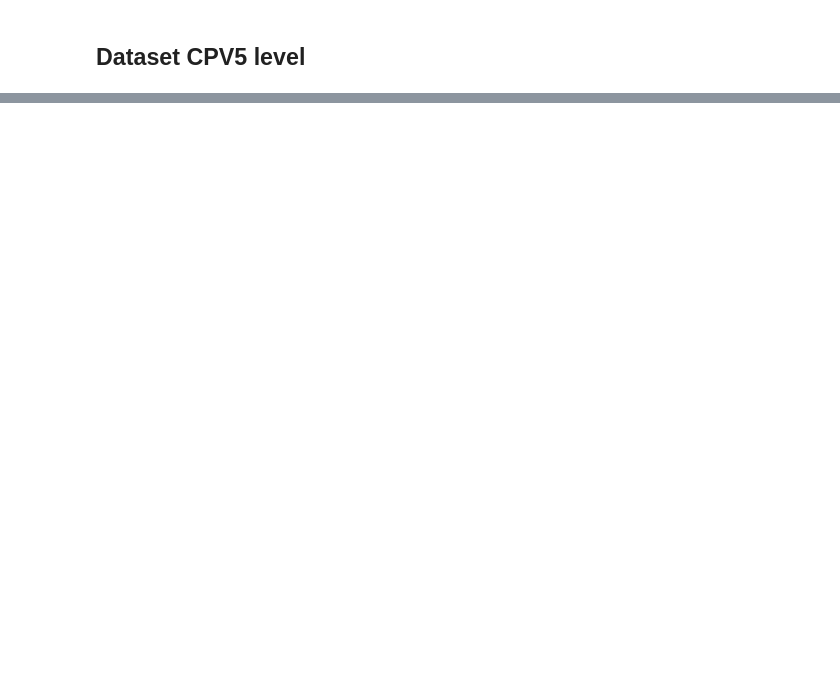
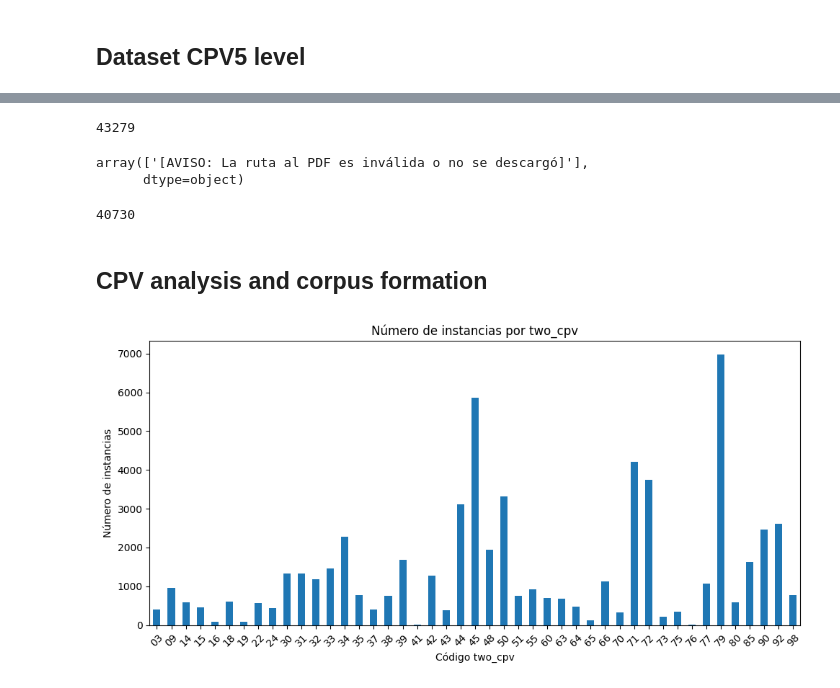
Before and after one commit to beauseant/patchwork, a Jupyter notebook: data_preparation/prepare_solr_data.ipynb, the cells around one changed output, grey strips where cells are left out. Saved outputs shown, nothing was run; the diff lists cells and outputs as text; code cells hidden in the pictures; blank space fills up the shorter version.

Commit message:
indexing of new solr structure; tms; data prep

```diff
--- a/data_preparation/prepare_solr_data.ipynb
+++ b/data_preparation/prepare_solr_data.ipynb
@@ -149,0 +450,21 @@ df_cpv5_not_in_all.to_parquet("data/df_cpv5_not_in_all.parquet")
+# %%
+columns_to_drop = [
+    "doc_id",
+    "id",
+    "resultado_tecnico",
+    "path_tecnico",
+    "texto_tecnico",
+    "resultado_administrativo",
+    "path_administrativo",
+    "texto_administrativo",
+    "ContractFolderStatus.ProcurementProjectLot.ProcurementProject.RequiredCommodityClassification.ItemClassificationCode"
+]
+
+# drop columns if they exist
+for col in columns_to_drop:
+    if col in df_cpv5_all_info.columns:
+        df_cpv5_all_info.drop(columns=[col], inplace=True)
+
+# rename doc_embedding to embeddings
+if "doc_embedding" in df_cpv5_all_info.columns:
+    df_cpv5_all_info.rename(columns={"doc_embedding": "embeddings"}, inplace=True)
@@ -149,0 +644,6 @@ df_cpv5_not_in_all.to_parquet("data/df_cpv5_not_in_all.parquet")
+# %%
+df_merged = df_merged.merge(df_cpv[["place_id", "cpv_predicted"]], on="place_id", how="inner")
+
+print(len(df_merged))
+# %% [output]
+43279
@@ -149,0 +653,7 @@ df_cpv5_not_in_all.to_parquet("data/df_cpv5_not_in_all.parquet")
+# %%
+errores = df_merged[df_merged.generated_objective.str.contains("El objetivo es la mejora de vías urbanas en la calle X, incluyendo la pavimentación, señalización y adecuación de aceras, destinado a los usuarios de la vía y ubicado en el municipio de Y.", case=False, na=False)].place_id.tolist()
+
+df_final[df_final.place_id.isin(errores)].texto_tecnico.unique()
+# %% [output]
+array(['[AVISO: La ruta al PDF es inválida o no se descargó]'],
+      dtype=object)
@@ -149,0 +662,4 @@ df_cpv5_not_in_all.to_parquet("data/df_cpv5_not_in_all.parquet")
+# %%
+len(df_merged)
+# %% [output]
+40730
@@ -149,0 +668,28 @@ df_cpv5_not_in_all.to_parquet("data/df_cpv5_not_in_all.parquet")
+# %% [markdown]
+## CPV analysis and corpus formation
+# %%
+import matplotlib.pyplot as plt
+import numpy as np
+
+#sample_size = min(len(df), 1000)
+#aux = df.sample(n=sample_size, random_state=42)
+
+series_two_cpv = df_cpv5_all_info['two_cpv']
+if series_two_cpv.apply(lambda x: isinstance(x, (list, tuple, np.ndarray))).any():
+    exploded = df_cpv5_all_info.explode('two_cpv')
+    counts = exploded['two_cpv'].astype(str).value_counts().sort_index()
+else:
+    counts = series_two_cpv.astype(str).value_counts().sort_index()
+
+# Gráfico de barras
+plt.figure(figsize=(10, 5))
+counts.plot(kind='bar')
+
+plt.xlabel('Código two_cpv')
+plt.ylabel('Número de instancias')
+plt.title('Número de instancias por two_cpv')
+plt.xticks(rotation=45)
+plt.tight_layout()
+plt.show()
+# %% [output]
+[figure, added]
```
Also changed, not shown: parts of 39 cells of this notebook, 21 other files.
